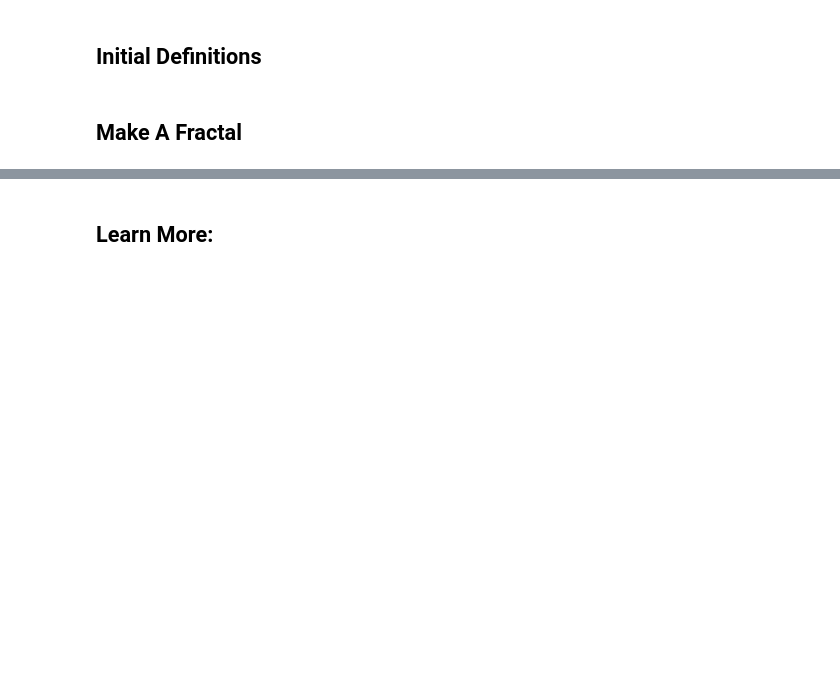
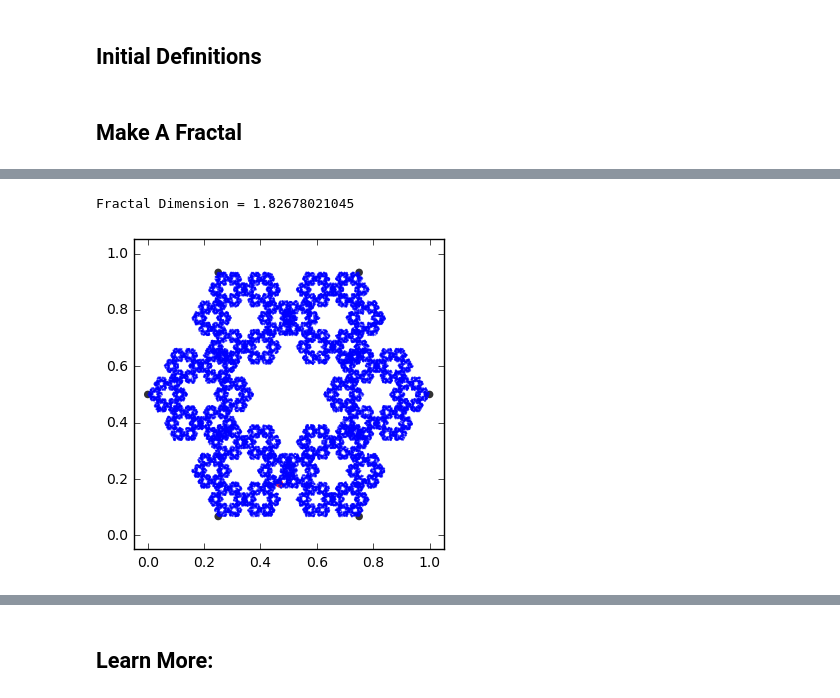
Before and after one commit to egodat/chaos_game_fractal, a Jupyter notebook: fractal_from_random.ipynb, the cells around one changed output, grey strips where cells are left out. Saved outputs shown, nothing was run; the diff lists cells and outputs as text; code cells hidden in the pictures; blank space fills up the shorter version.

```diff
--- a/fractal_from_random.ipynb
+++ b/fractal_from_random.ipynb
@@ -111,0 +136,5 @@ Fractal Dimension = 1.64958234823
+# %%
+GenerateFractal(6,3./8,50000,True)
+# %% [output]
+Fractal Dimension = 1.82678021045
+[figure, added]
```
Also changed, not shown: parts of 15 cells of this notebook.
